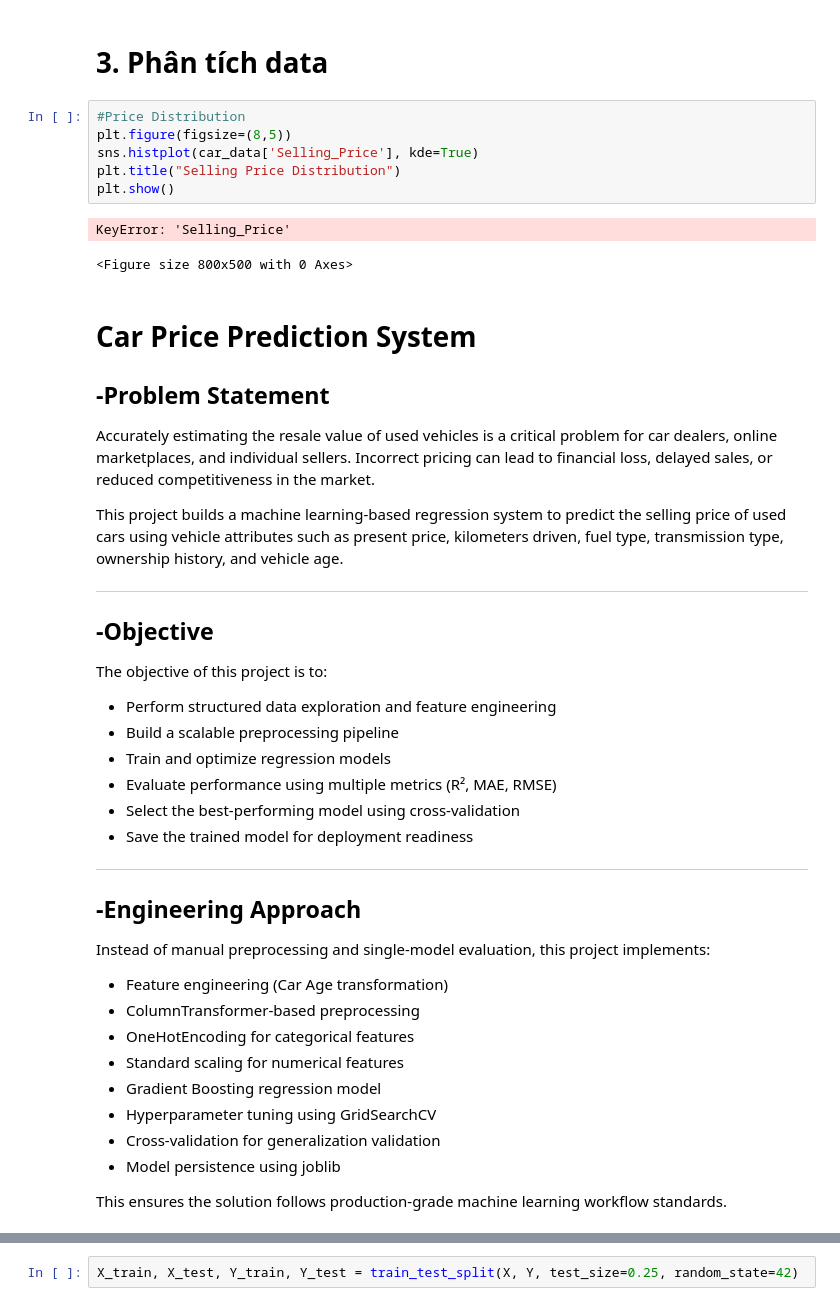
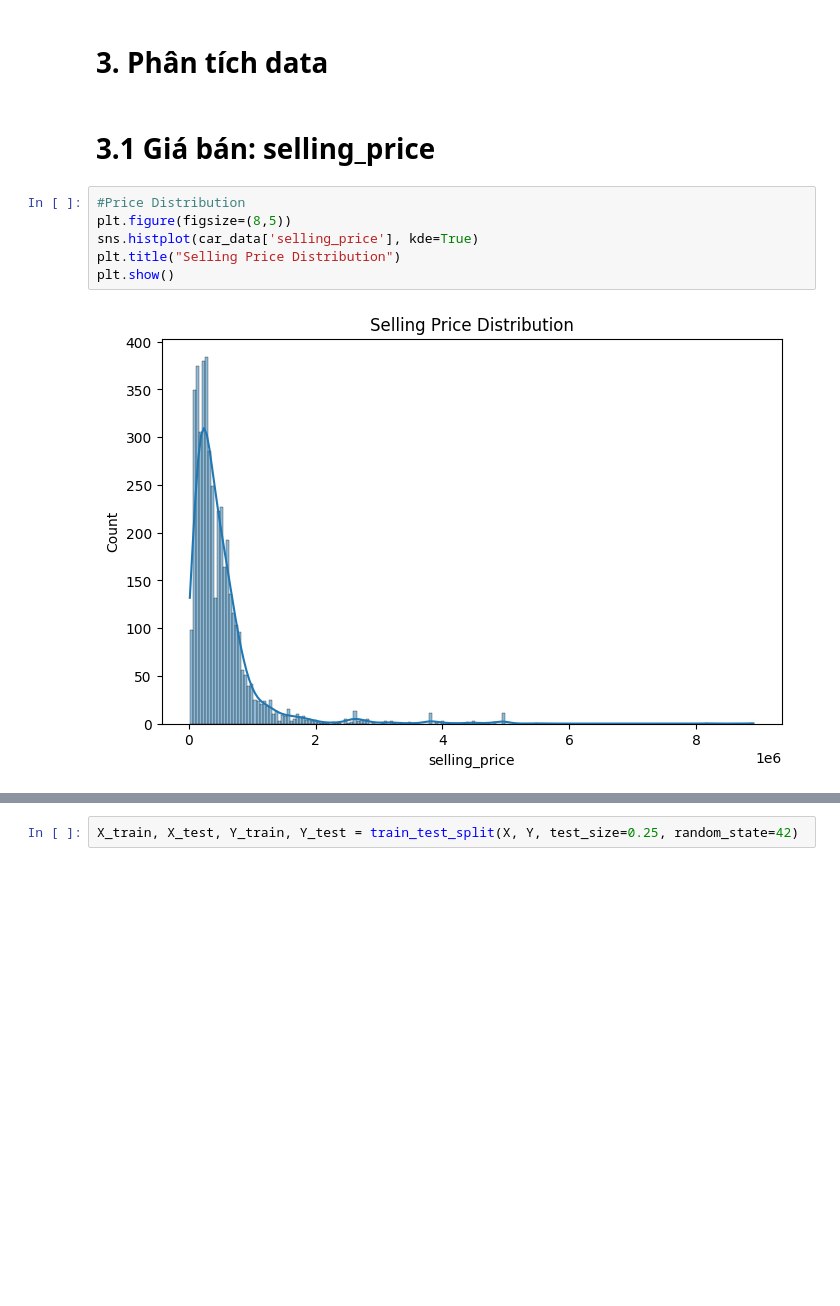
Before and after one commit to hoangchaulanbao/HocmayNC, a Jupyter notebook: car-price-prediction.ipynb, the cells around one changed output, grey strips where cells are left out. Saved outputs shown, nothing was run; the diff lists cells and outputs as text; blank space fills up the shorter version.

```diff
--- a/car-price-prediction.ipynb
+++ b/car-price-prediction.ipynb
@@ -126,50 +202,13 @@ car_data.head()
 | 4 | 450000 | 141000 | Diesel | Individual | Manual | Second Owner | 11 |
 # %% [markdown]
 # **3. Phân tích data**
+# %% [markdown]
+# **3.1 Giá bán: selling_price**
 # %%
 #Price Distribution
 plt.figure(figsize=(8,5))
-sns.histplot(car_data['Selling_Price'], kde=True)
+sns.histplot(car_data['selling_price'], kde=True)
 plt.title("Selling Price Distribution")
 plt.show()
 # %% [output]
-KeyError: 'Selling_Price'
-<Figure size 800x500 with 0 Axes>
+[figure, added]
-# %% [markdown]
-# Car Price Prediction System
-
-## -Problem Statement
-
-Accurately estimating the resale value of used vehicles is a critical problem for car dealers, online marketplaces, and individual sellers. Incorrect pricing can lead to financial loss, delayed sales, or reduced competitiveness in the market.
-
-This project builds a machine learning-based regression system to predict the selling price of used cars using vehicle attributes such as present price, kilometers driven, fuel type, transmission type, ownership history, and vehicle age.
-
----
-
-## -Objective
-
-The objective of this project is to:
-
-- Perform structured data exploration and feature engineering
-- Build a scalable preprocessing pipeline
-- Train and optimize regression models
-- Evaluate performance using multiple metrics (R², MAE, RMSE)
-- Select the best-performing model using cross-validation
-- Save the trained model for deployment readiness
-
----
-
-## -Engineering Approach
-
-Instead of manual preprocessing and single-model evaluation, this project implements:
-
-- Feature engineering (Car Age transformation)
-- ColumnTransformer-based preprocessing
-- OneHotEncoding for categorical features
-- Standard scaling for numerical features
-- Gradient Boosting regression model
-- Hyperparameter tuning using GridSearchCV
-- Cross-validation for generalization validation
-- Model persistence using joblib
-
-This ensures the solution follows production-grade machine learning workflow standards.
```
Also changed, not shown: parts of 39 cells of this notebook.
